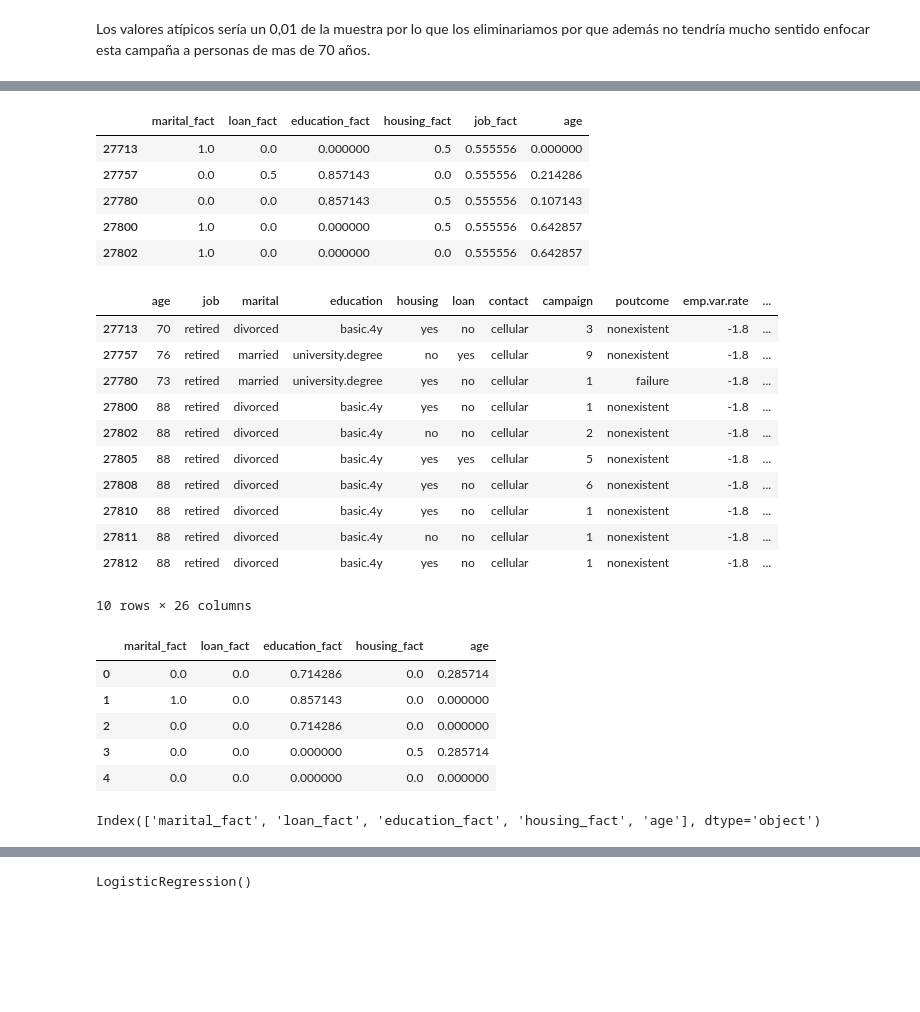
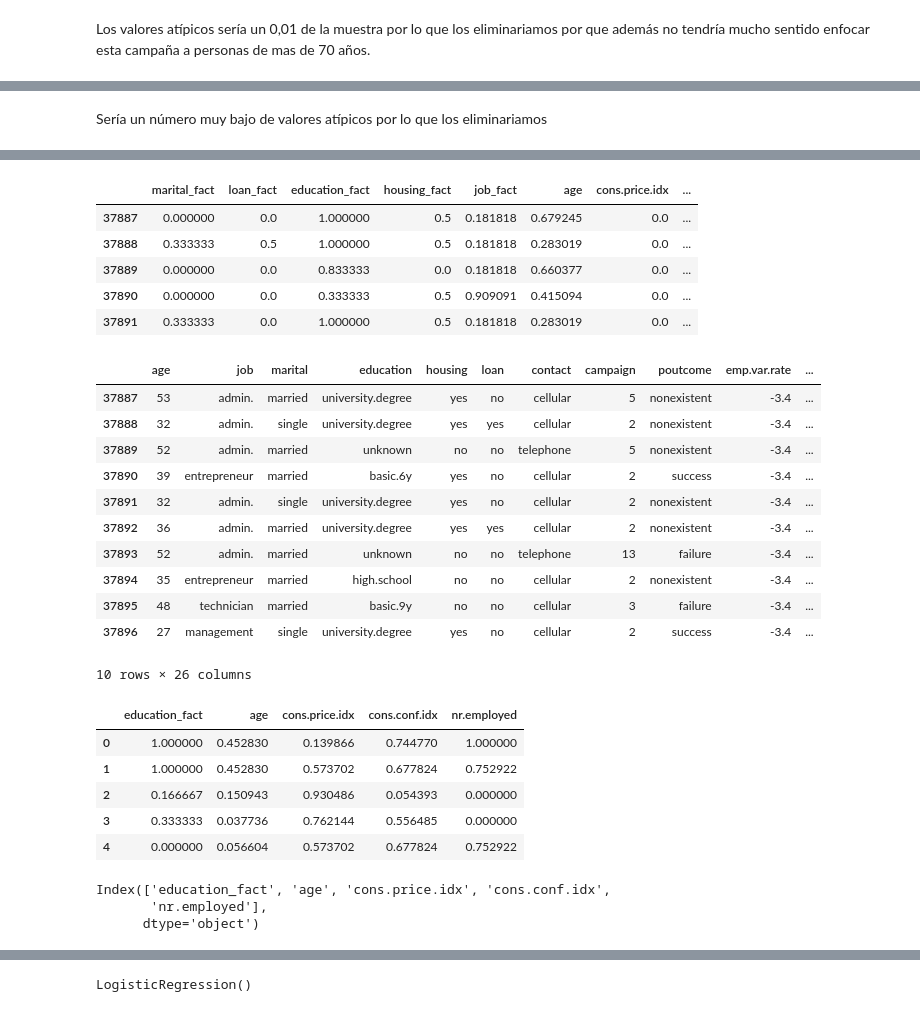
Before and after one commit to Piris14/machine-learning-python-template, a Jupyter notebook: src/explore2.ipynb, the cells around one changed output, grey strips where cells are left out. Drawn from its saved outputs; the diff is of its cells as text; code cells hidden in the pictures; blank space fills up the shorter version.

```diff
--- a/src/explore2.ipynb
+++ b/src/explore2.ipynb
@@ -223,4 +229,4 @@ edad_alta
 # %% [markdown]
 Los valores atípicos sería un 0,01 de la muestra por lo que los eliminariamos por que además no tendría mucho sentido enfocar esta campaña a personas de mas de 70 años.
 # %%
-df = df[df['age'] >= 70]
+df = df[df['age'] <= 70]
@@ -227,3 +263,7 @@ df = df[df['age'] >= 70]
+# %% [markdown]
+Sería un número muy bajo de valores atípicos por lo que los eliminariamos
+# %%
+df = df[df['nr.employed'] <= 5071.35]
 # %%
 #VALORES FALTANTES
 
@@ -249,22 +289,22 @@ dtype: int64
 # %%
 from sklearn.preprocessing import MinMaxScaler
 
 scaler = MinMaxScaler()
-num_variables = ['marital_fact', 'loan_fact','education_fact', 'housing_fact', 'job_fact', 'age']
+num_variables = ['marital_fact', 'loan_fact','education_fact', 'housing_fact', 'job_fact', 'age', 'cons.price.idx', 'cons.conf.idx', 'euribor3m', 'nr.employed']
 scaler.fit_transform(df[num_variables])
 
 X_train_num_mm = scaler.transform(df[num_variables])
 X_train_num_mm = pd.DataFrame(X_train_num_mm, index = df.index, columns = num_variables)
 
 
 X_train_num_mm.head()
 # %% [output]
-|  | marital_fact | loan_fact | education_fact | housing_fact | job_fact | age |
-| 27713 | 1.0 | 0.0 | 0.000000 | 0.5 | 0.555556 | 0.000000 |
-| 27757 | 0.0 | 0.5 | 0.857143 | 0.0 | 0.555556 | 0.214286 |
-| 27780 | 0.0 | 0.0 | 0.857143 | 0.5 | 0.555556 | 0.107143 |
-| 27800 | 1.0 | 0.0 | 0.000000 | 0.5 | 0.555556 | 0.642857 |
-| 27802 | 1.0 | 0.0 | 0.000000 | 0.0 | 0.555556 | 0.642857 |
+|  | marital_fact | loan_fact | education_fact | housing_fact | job_fact | age | cons.price.idx | ... |
+| 37887 | 0.000000 | 0.0 | 1.000000 | 0.5 | 0.181818 | 0.679245 | 0.0 | ... |
+| 37888 | 0.333333 | 0.5 | 1.000000 | 0.5 | 0.181818 | 0.283019 | 0.0 | ... |
+| 37889 | 0.000000 | 0.0 | 0.833333 | 0.0 | 0.181818 | 0.660377 | 0.0 | ... |
+| 37890 | 0.000000 | 0.0 | 0.333333 | 0.5 | 0.909091 | 0.415094 | 0.0 | ... |
+| 37891 | 0.333333 | 0.0 | 1.000000 | 0.5 | 0.181818 | 0.283019 | 0.0 | ... |
 # %%
 from sklearn.preprocessing import LabelEncoder
 
@@ -303,16 +343,16 @@ X_test_cat_le['loan_le'] = label_encoder_loan.transform(df['loan'])
 X_train_cat_le.head(10)
 # %% [output]
 |  | age | job | marital | education | housing | loan | contact | campaign | poutcome | emp.var.rate | ... |
-| 27713 | 70 | retired | divorced | basic.4y | yes | no | cellular | 3 | nonexistent | -1.8 | ... |
-| 27757 | 76 | retired | married | university.degree | no | yes | cellular | 9 | nonexistent | -1.8 | ... |
-| 27780 | 73 | retired | married | university.degree | yes | no | cellular | 1 | failure | -1.8 | ... |
-| 27800 | 88 | retired | divorced | basic.4y | yes | no | cellular | 1 | nonexistent | -1.8 | ... |
-| 27802 | 88 | retired | divorced | basic.4y | no | no | cellular | 2 | nonexistent | -1.8 | ... |
-| 27805 | 88 | retired | divorced | basic.4y | yes | yes | cellular | 5 | nonexistent | -1.8 | ... |
-| 27808 | 88 | retired | divorced | basic.4y | yes | no | cellular | 6 | nonexistent | -1.8 | ... |
-| 27810 | 88 | retired | divorced | basic.4y | yes | no | cellular | 1 | nonexistent | -1.8 | ... |
-| 27811 | 88 | retired | divorced | basic.4y | no | no | cellular | 1 | nonexistent | -1.8 | ... |
-| 27812 | 88 | retired | divorced | basic.4y | yes | no | cellular | 1 | nonexistent | -1.8 | ... |
+| 37887 | 53 | admin. | married | university.degree | yes | no | cellular | 5 | nonexistent | -3.4 | ... |
+| 37888 | 32 | admin. | single | university.degree | yes | yes | cellular | 2 | nonexistent | -3.4 | ... |
+| 37889 | 52 | admin. | married | unknown | no | no | telephone | 5 | nonexistent | -3.4 | ... |
+| 37890 | 39 | entrepreneur | married | basic.6y | yes | no | cellular | 2 | success | -3.4 | ... |
+| 37891 | 32 | admin. | single | university.degree | yes | no | cellular | 2 | nonexistent | -3.4 | ... |
+| 37892 | 36 | admin. | married | university.degree | yes | yes | cellular | 2 | nonexistent | -3.4 | ... |
+| 37893 | 52 | admin. | married | unknown | no | no | telephone | 13 | failure | -3.4 | ... |
+| 37894 | 35 | entrepreneur | married | high.school | no | no | cellular | 2 | nonexistent | -3.4 | ... |
+| 37895 | 48 | technician | married | basic.9y | no | no | cellular | 3 | failure | -3.4 | ... |
+| 37896 | 27 | management | single | university.degree | yes | no | cellular | 2 | success | -3.4 | ... |
 10 rows × 26 columns
 # %%
 #SELECIÓN DE CARACTERÍSTICAS
@@ -333,18 +373,20 @@ X_test_sel = pd.DataFrame(selection_model.transform(X_test), columns = X_test.co
 
 X_train_sel.head()
 # %% [output]
-|  | marital_fact | loan_fact | education_fact | housing_fact | age |
-| 0 | 0.0 | 0.0 | 0.714286 | 0.0 | 0.285714 |
-| 1 | 1.0 | 0.0 | 0.857143 | 0.0 | 0.000000 |
-| 2 | 0.0 | 0.0 | 0.714286 | 0.0 | 0.000000 |
-| 3 | 0.0 | 0.0 | 0.000000 | 0.5 | 0.285714 |
-| 4 | 0.0 | 0.0 | 0.000000 | 0.0 | 0.000000 |
+|  | education_fact | age | cons.price.idx | cons.conf.idx | nr.employed |
+| 0 | 1.000000 | 0.452830 | 0.139866 | 0.744770 | 1.000000 |
+| 1 | 1.000000 | 0.452830 | 0.573702 | 0.677824 | 0.752922 |
+| 2 | 0.166667 | 0.150943 | 0.930486 | 0.054393 | 0.000000 |
+| 3 | 0.333333 | 0.037736 | 0.762144 | 0.556485 | 0.000000 |
+| 4 | 0.000000 | 0.056604 | 0.573702 | 0.677824 | 0.752922 |
 # %%
 selected_features = X_train.columns[selection_model.get_support()]
 
 selected_features
 # %% [output]
-Index(['marital_fact', 'loan_fact', 'education_fact', 'housing_fact', 'age'], dtype='object')
+Index(['education_fact', 'age', 'cons.price.idx', 'cons.conf.idx',
+       'nr.employed'],
+      dtype='object')
 # %%
 from sklearn.model_selection import train_test_split
 
```
Also changed, not shown: parts of 18 cells of this notebook, 4 other files.
